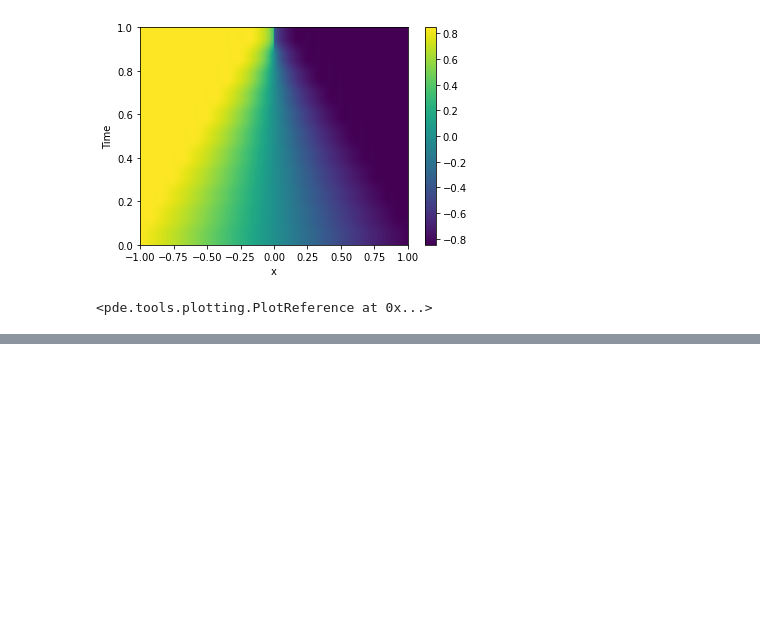
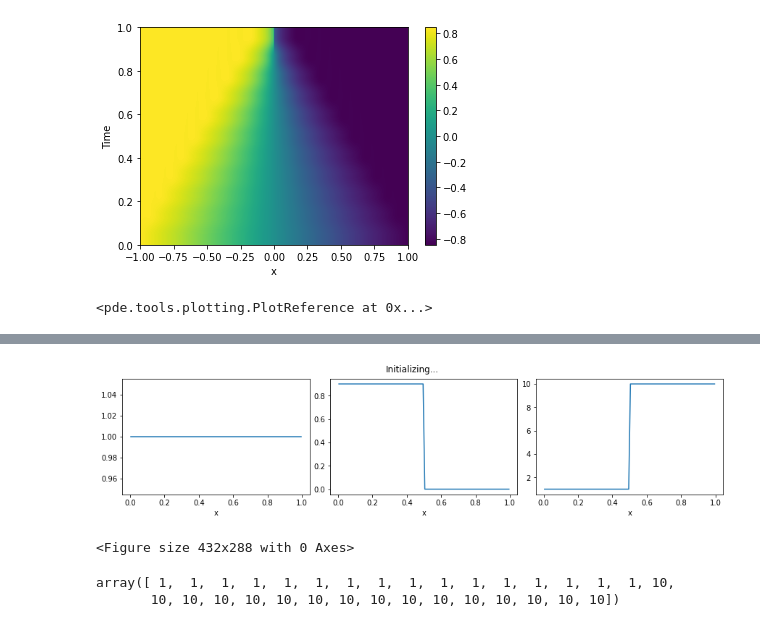
Before and after one commit to carlos-hernani/astropinns, a Jupyter notebook: first-try.ipynb, the cells around one changed output, grey strips where cells are left out. Drawn from its saved outputs; the diff is of its cells as text; code cells hidden in the pictures; blank space fills up the shorter version.

Commit message:
euler
dale al boton

```diff
--- a/first-try.ipynb
+++ b/first-try.ipynb
@@ -77,0 +100,55 @@ pde.plot_kymograph(storage)
+# %%
+import numpy as np
+from pde import FieldCollection, PDEBase, PlotTracker, ScalarField, CartesianGrid
+
+class EulerPDE(PDEBase):
+    """Non-relativistic 1D Euler Equations"""
+
+    def __init__(self, hcr = 1.4, bc="auto_periodic_dirichlet"):
+        # no bc given so...
+        self.hcr = hcr
+        self.bc = bc #needed for gradient
+
+    def get_state(self, rho, u, p):
+        """generate a suitable initial state"""
+        return FieldCollection([rho, u, p])
+
+    def evolution_rate(self, state, t: float = 0):
+        rho, u, p = state
+        hcr = self.hcr
+        get_x = lambda arr: arr[0]
+        drho_dt = -u*get_x(rho.gradient(self.bc)) -rho*get_x(u.gradient(self.bc))
+        du_dt = -u*get_x(u.gradient(self.bc)) -(1/rho)*get_x(p.gradient(self.bc))
+        dp_dt = -hcr*p*get_x(u.gradient(self.bc)) -u*get_x(p.gradient(self.bc))
+        return FieldCollection([drho_dt, du_dt, dp_dt])
+
+
+eq = EulerPDE(hcr=1.4)
+
+# Initial State
+nx = 100
+tstep = 0.2/400
+x = np.linspace(0,1,nx)
+ic_u = lambda x: 0.9*(x<=0.5)
+ic_p = lambda x: 1*(x<=0.5) + 10*(x>0.5)
+grid = CartesianGrid([[0,1]],[nx])
+rho = ScalarField(grid, 1)
+u = ScalarField(grid, ic_u(x))
+p = ScalarField(grid, ic_p(x))
+state = eq.get_state(rho, u, p)
+
+# simulate
+tracker = PlotTracker(interval=1)
+sol = eq.solve(state, t_range=0.2, dt=0.002, tracker=["progress", tracker])
+# %% [output]
+[figure, added]
+<Figure size 432x288 with 0 Axes>
+# %%
+import numpy as np
+nx = 32
+x = np.linspace(0,1,nx)
+ic_p = lambda x: 1*(x<=0.5) + 10*(x>0.5)
+ic_p(x)
+# %% [output]
+array([ 1,  1,  1,  1,  1,  1,  1,  1,  1,  1,  1,  1,  1,  1,  1,  1, 10,
+       10, 10, 10, 10, 10, 10, 10, 10, 10, 10, 10, 10, 10, 10, 10])
```
Also changed, not shown: parts of 1 cell of this notebook.
